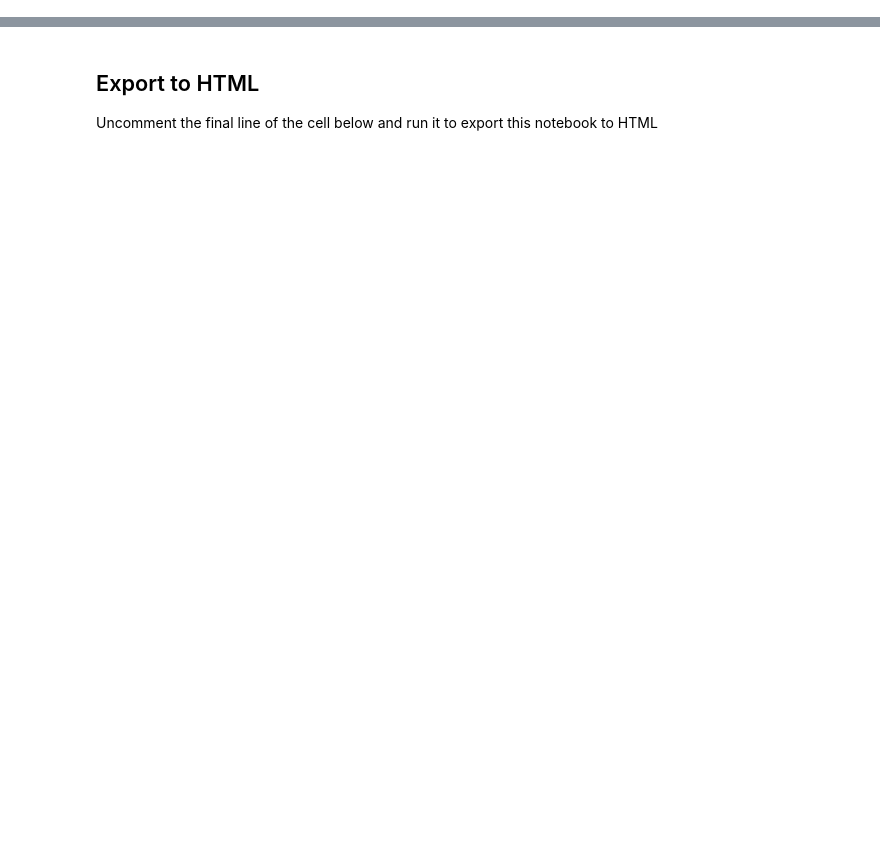
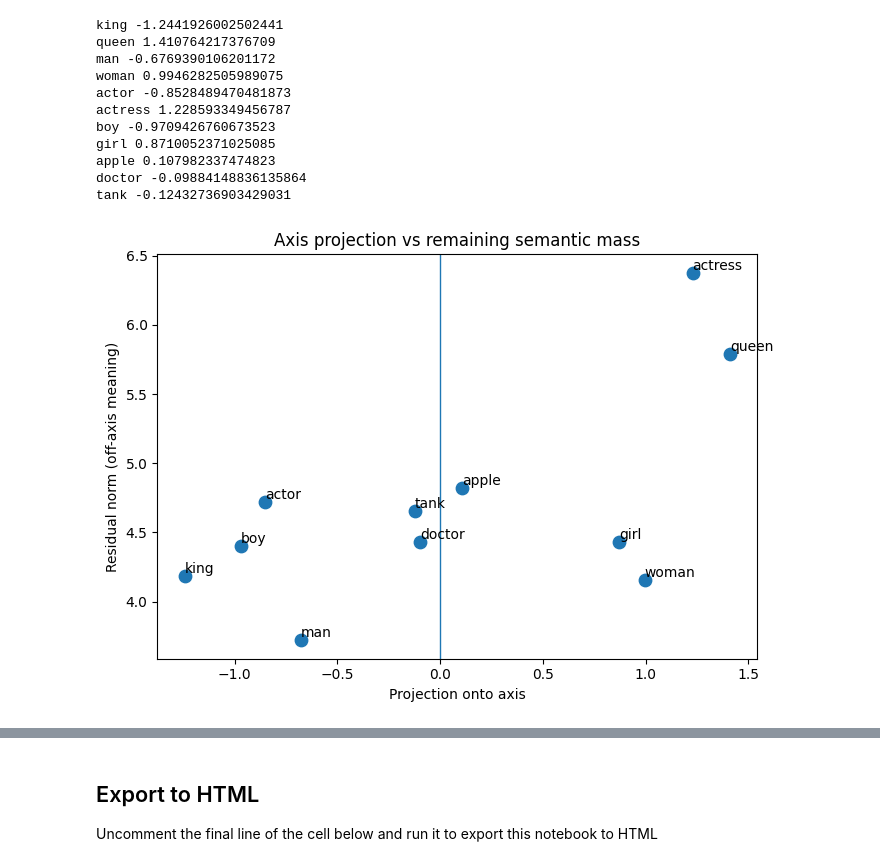
Before and after one commit to wtheisen/nd-cse-10124-lectures, a Jupyter notebook: Notebooks/Lecture_06_Embeddings_01.ipynb, the cells around one changed output, grey strips where cells are left out. Saved outputs shown, nothing was run; the diff lists cells and outputs as text; code cells hidden in the pictures; blank space fills up the shorter version.

```diff
--- a/Notebooks/Lecture_06_Embeddings_01.ipynb
+++ b/Notebooks/Lecture_06_Embeddings_01.ipynb
@@ -277,3 +236,70 @@ for i in range(0, num_gens):
+# %%
+import matplotlib.pyplot as plt
+
+def visualize_axis_with_residual(words, token_vec_fn, axis_unit):
+    xs = []
+    ys = []
+    for w in words:
+        _, _, v = token_vec_fn(w)           # (D,)
+        x = torch.dot(v[0], axis_unit)         # scalar projection
+        v_perp = v - x * axis_unit          # residual component
+        y = torch.norm(v_perp)              # magnitude off-axis
+        xs.append(x)
+        ys.append(y)
+
+    xs = torch.stack(xs)
+    ys = torch.stack(ys)
+
+    plt.figure(figsize=(7, 5))
+    plt.scatter(xs.tolist(), ys.tolist(), s=80)
+
+    for w, x, y in zip(words, xs, ys):
+        plt.text(x.item(), y.item(), w, ha="left", va="bottom")
+
+    plt.axvline(0.0, linewidth=1)
+    plt.xlabel("Projection onto axis")
+    plt.ylabel("Residual norm (off-axis meaning)")
+    plt.title("Axis projection vs remaining semantic mass")
+    plt.tight_layout()
+    plt.show()
+
+pairs = [
+    ("king", "queen"),
+    ("man", "woman"),
+    ("actor", "actress"),
+    ("prince", "princess"),
+    ("boy", "girl"),
+]
+
+diffs = []
+
+for a, b in pairs:
+    _, _, va = token_embedding(a)
+    _, _, vb = token_embedding(b)
+    diffs.append(vb[0] - va[0])
+
+gender_axis = torch.stack(diffs).mean(dim=0)
+gender_axis = gender_axis / torch.norm(gender_axis)
+
+proj = {}
+for w in ["king", "queen", "man", "woman", "actor", "actress", "boy", "girl", "apple", "doctor", "tank"]:
+    proj[w] = project(w)
+    print(w, proj[w])
+
+visualize_axis_with_residual(list(proj.keys()), token_embedding, gender_axis)
+# %% [output]
+king -1.2441926002502441
+queen 1.410764217376709
+man -0.6769390106201172
+woman 0.9946282505989075
+actor -0.8528489470481873
+actress 1.228593349456787
+boy -0.9709426760673523
+girl 0.8710052371025085
+apple 0.107982337474823
+doctor -0.09884148836135864
+tank -0.12432736903429031
+[figure, added]
 # %% [markdown]
 <div class="thumbnail">
     <img src="https://williamtheisen.com/nd-cse-10124-lectures/Lecture_Images/Lecture04/slide-021.png" class="img-responsive"/>
```
Also changed, not shown: parts of 12 cells of this notebook, 3 other files.
